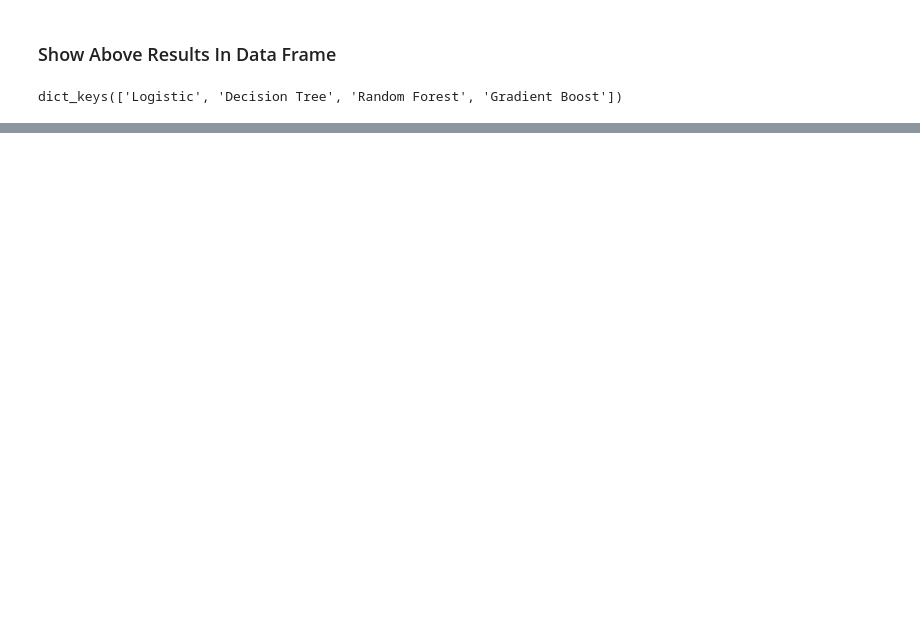
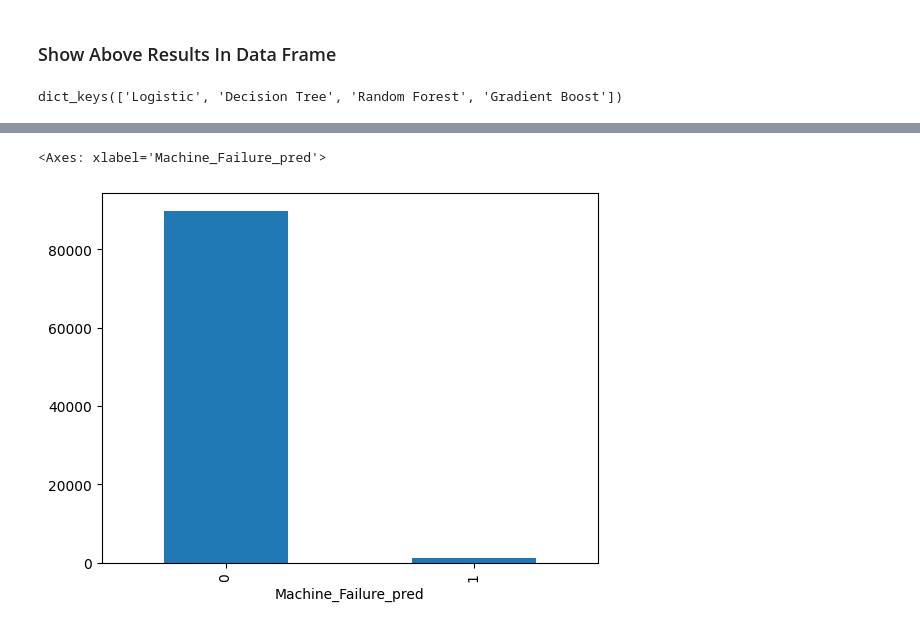
Before and after one commit to KhanFaisa/Machine-Learning-Project, a Jupyter notebook: Classification Project/Machine_Failure.ipynb, the cells around one changed output, grey strips where cells are left out. Saved outputs shown, nothing was run; the diff lists cells and outputs as text; code cells hidden in the pictures; blank space fills up the shorter version.

Commit message:
Machine_Failure

```diff
--- a/Classification Project/Machine_Failure.ipynb
+++ b/Classification Project/Machine_Failure.ipynb
@@ -265,0 +409,3 @@ dict_keys(['Logistic', 'Decision Tree', 'Random Forest', 'Gradient Boost'])
+# %%
+preds = best_model.predict(xnew_pre)
+probs = best_model.predict_proba(xnew_pre)
@@ -265,0 +433,3 @@ dict_keys(['Logistic', 'Decision Tree', 'Random Forest', 'Gradient Boost'])
+# %%
+probs_sur = probs[: , 1]
+probs_sur[0:10]
@@ -265,0 +441,3 @@ dict_keys(['Logistic', 'Decision Tree', 'Random Forest', 'Gradient Boost'])
+# %%
+df_final = xnew[['id']]
+df_final
@@ -265,0 +458,3 @@ dict_keys(['Logistic', 'Decision Tree', 'Random Forest', 'Gradient Boost'])
+# %%
+df_final['Machine_Failure_pred'] = preds
+df_final['Probability'] = probs_sur
@@ -265,0 +477,5 @@ dict_keys(['Logistic', 'Decision Tree', 'Random Forest', 'Gradient Boost'])
+# %%
+df_final['Machine_Failure_pred'].value_counts().plot(kind='bar')
+# %% [output]
+<Axes: xlabel='Machine_Failure_pred'>
+[figure, added]
```
Also changed, not shown: parts of 32 cells of this notebook, 1 other file.
